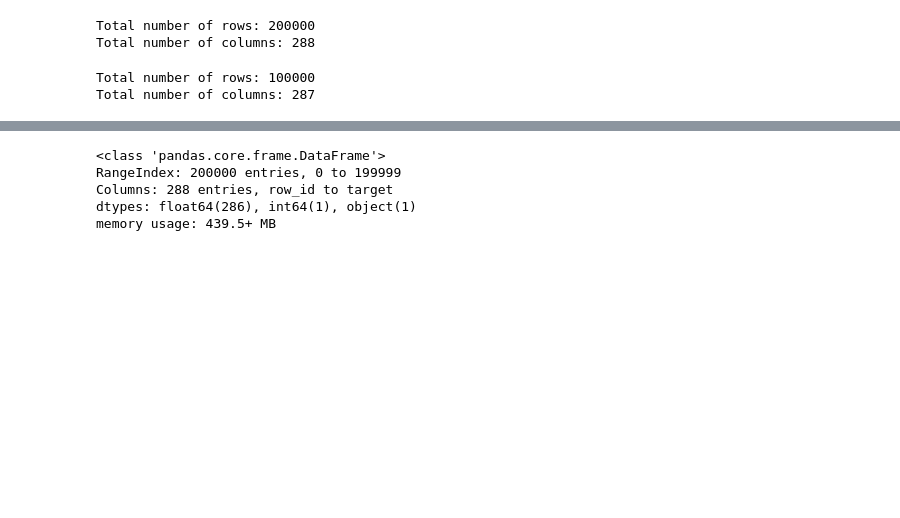
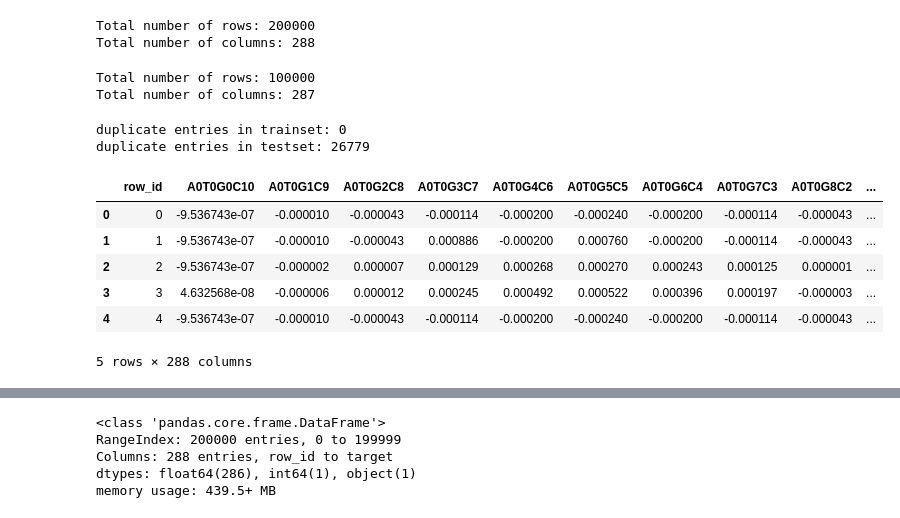
Before and after one commit to cloud-erik/5509, a Jupyter notebook: random-forest.ipynb, the cells around one changed output, grey strips where cells are left out. Drawn from its saved outputs; the diff is of its cells as text; code cells hidden in the pictures; blank space fills up the shorter version.

```diff
--- a/random-forest.ipynb
+++ b/random-forest.ipynb
@@ -71,3 +67,10 @@ if train == "train":
 # %% [output]
 Total number of rows: 100000
 Total number of columns: 287
+# %%
+# check for duplicate entries
+print("duplicate entries in trainset:",df_train.duplicated().sum())
+print("duplicate entries in testset:",df_test.duplicated().sum())
+# %% [output]
+duplicate entries in trainset: 0
+duplicate entries in testset: 26779
@@ -74,4 +80,12 @@ Total number of columns: 287
 # %%
-if train == "train":
-    df_train.head()
+
+df_train.head()
+# %% [output]
+|  | row_id | A0T0G0C10 | A0T0G1C9 | A0T0G2C8 | A0T0G3C7 | A0T0G4C6 | A0T0G5C5 | A0T0G6C4 | A0T0G7C3 | A0T0G8C2 | ... |
+| 0 | 0 | -9.536743e-07 | -0.000010 | -0.000043 | -0.000114 | -0.000200 | -0.000240 | -0.000200 | -0.000114 | -0.000043 | ... |
+| 1 | 1 | -9.536743e-07 | -0.000010 | -0.000043 | 0.000886 | -0.000200 | 0.000760 | -0.000200 | -0.000114 | -0.000043 | ... |
+| 2 | 2 | -9.536743e-07 | -0.000002 | 0.000007 | 0.000129 | 0.000268 | 0.000270 | 0.000243 | 0.000125 | 0.000001 | ... |
+| 3 | 3 | 4.632568e-08 | -0.000006 | 0.000012 | 0.000245 | 0.000492 | 0.000522 | 0.000396 | 0.000197 | -0.000003 | ... |
+| 4 | 4 | -9.536743e-07 | -0.000010 | -0.000043 | -0.000114 | -0.000200 | -0.000240 | -0.000200 | -0.000114 | -0.000043 | ... |
+5 rows × 288 columns
 # %%
```
Also changed, not shown: parts of 67 cells of this notebook.
